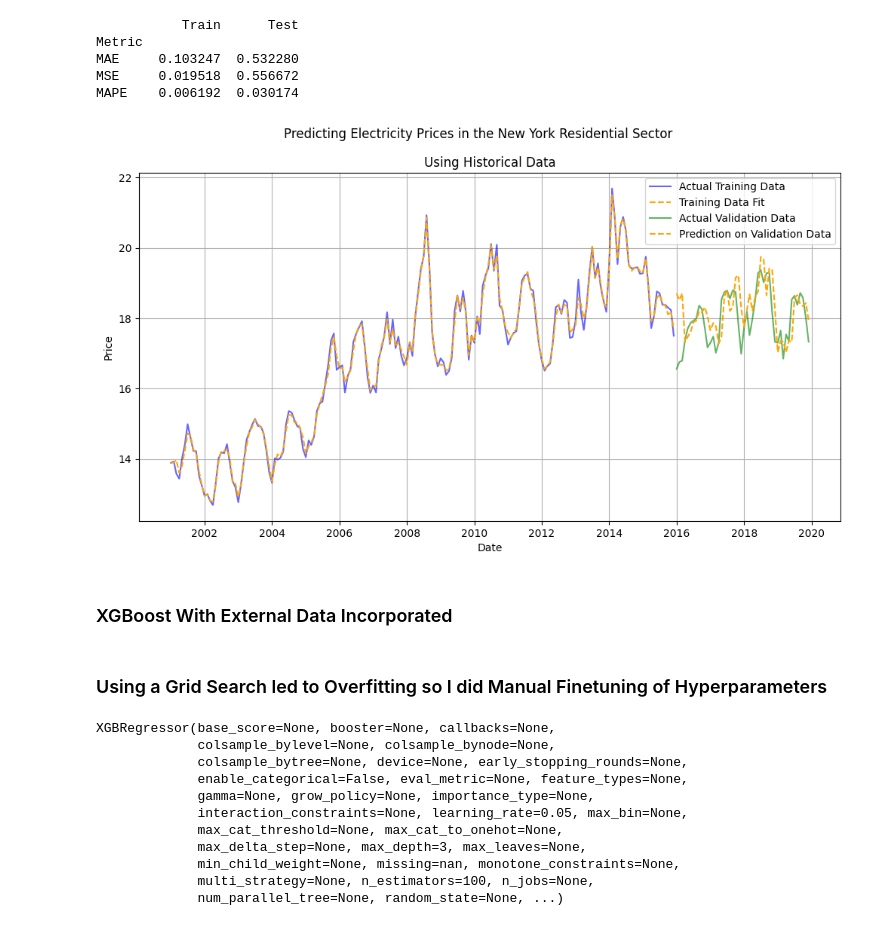
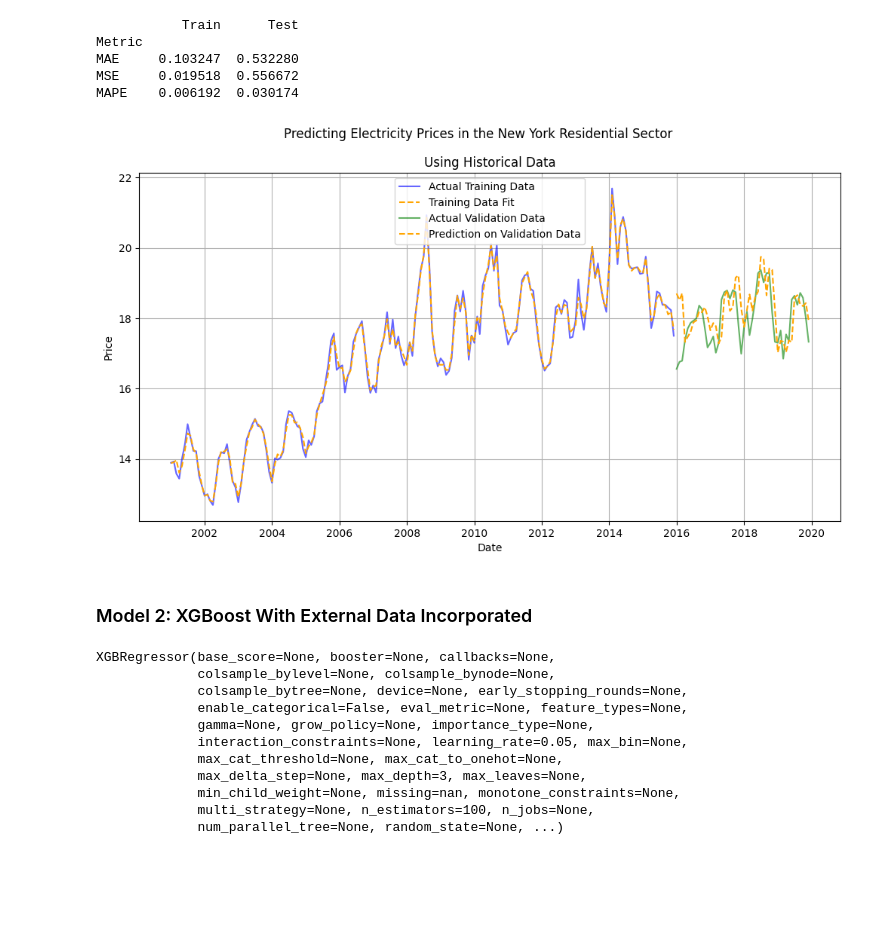
Before and after one commit to vanikanoria/ElectricityPriceForecasting, a Jupyter notebook: predicting-electricity-prices.ipynb, the cells around one changed output. Saved outputs shown, nothing was run; the diff lists cells and outputs as text; code cells hidden in the pictures; blank space fills up the shorter version.

```diff
--- a/predicting-electricity-prices.ipynb
+++ b/predicting-electricity-prices.ipynb
@@ -986,6 +929,3 @@ def update_decomposition(historical_data):
     trend = decomposition.trend.iloc[-1]  # Last available trend value
     seasonal = decomposition.seasonal.iloc[-1]  # Last seasonal value
     return trend, seasonal
-# %%
-historical_data = X_train.merge(y_train, how = 'inner', left_index=True, right_index=True).reset_index().drop('date', axis=1)
-pd.concat([historical_data, X_test.iloc[0:1]], axis=0, ignore_index=True)
@@ -1099,35 +1009,35 @@ MAPE    0.006192  0.030174
 # %%
 def plot_combined_predictions(train_dates, y_train, train_predictions,
                                test_dates, y_test, test_predictions):
     plt.figure(figsize=(12, 6))
 
     # Plot training data and predictions
     plt.plot(train_dates, y_train, label='Actual Training Data', color='blue', alpha=0.6)
     plt.plot(train_dates, train_predictions, label='Training Data Fit', color='orange', linestyle='--')
 
     # Plot validation data and predictions
     plt.plot(test_dates, y_test, label='Actual Validation Data', color='green', alpha=0.6)
     plt.plot(test_dates, test_predictions, label='Prediction on Validation Data', color='orange', linestyle='--')
 
     # Customize the plot
     plt.suptitle('Predicting Electricity Prices in the New York Residential Sector')
     plt.title('Using Historical Data')
     plt.xlabel('Date')
     plt.ylabel('Price')
-    plt.legend()
+    plt.legend(loc = 'upper center')
     plt.grid()
     plt.savefig('plot1.png')
     plt.show()
 
 # Example usage
 plot_combined_predictions(
     train_dates, list(y_train), xgb_prediction_train,
     test_dates, list(y_test), xgb_prediction_test
 )
 # %% [output]
-[figure, old version]
+[figure, new version]
 # %% [markdown]
-### XGBoost With External Data Incorporated
+### Model 2: XGBoost With External Data Incorporated
 # %%
 # model_xgb_w = XGBRegressor()
 # cv_split = TimeSeriesSplit(n_splits=3, test_size=48)
@@ -1144,8 +1054,6 @@ plot_combined_predictions(
 #                                  cv=cv_split,
 #                                  param_grid=parameters)
 # grid_search_xgb_w.fit(X_train_ext_var, y_train_ext_var) # Stops after 10 rounds with no improvement)
-# %% [markdown]
-### Using a Grid Search led to Overfitting so I did Manual Finetuning of Hyperparameters
 # %%
 model = XGBRegressor(
     max_depth=3,
```
Also changed, not shown: parts of 28 cells of this notebook.
